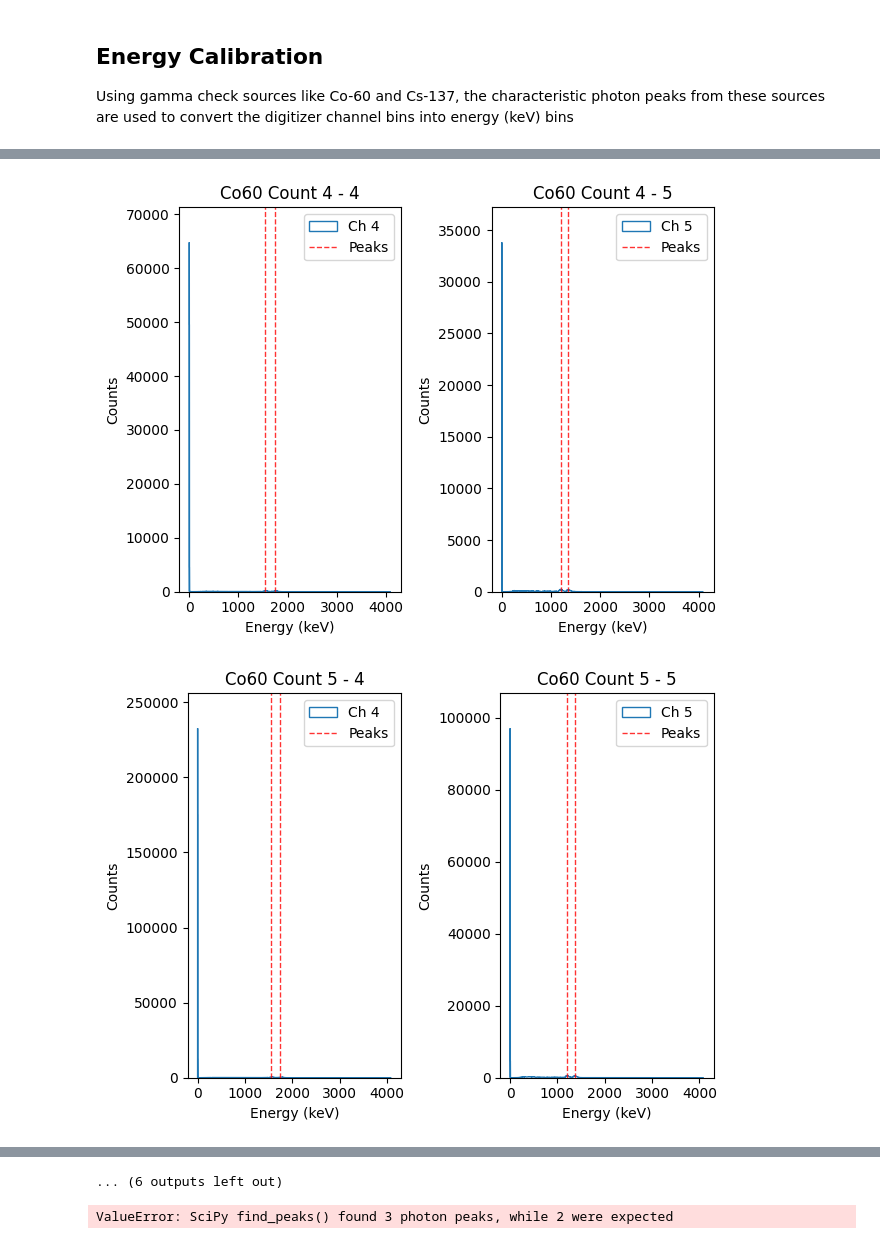
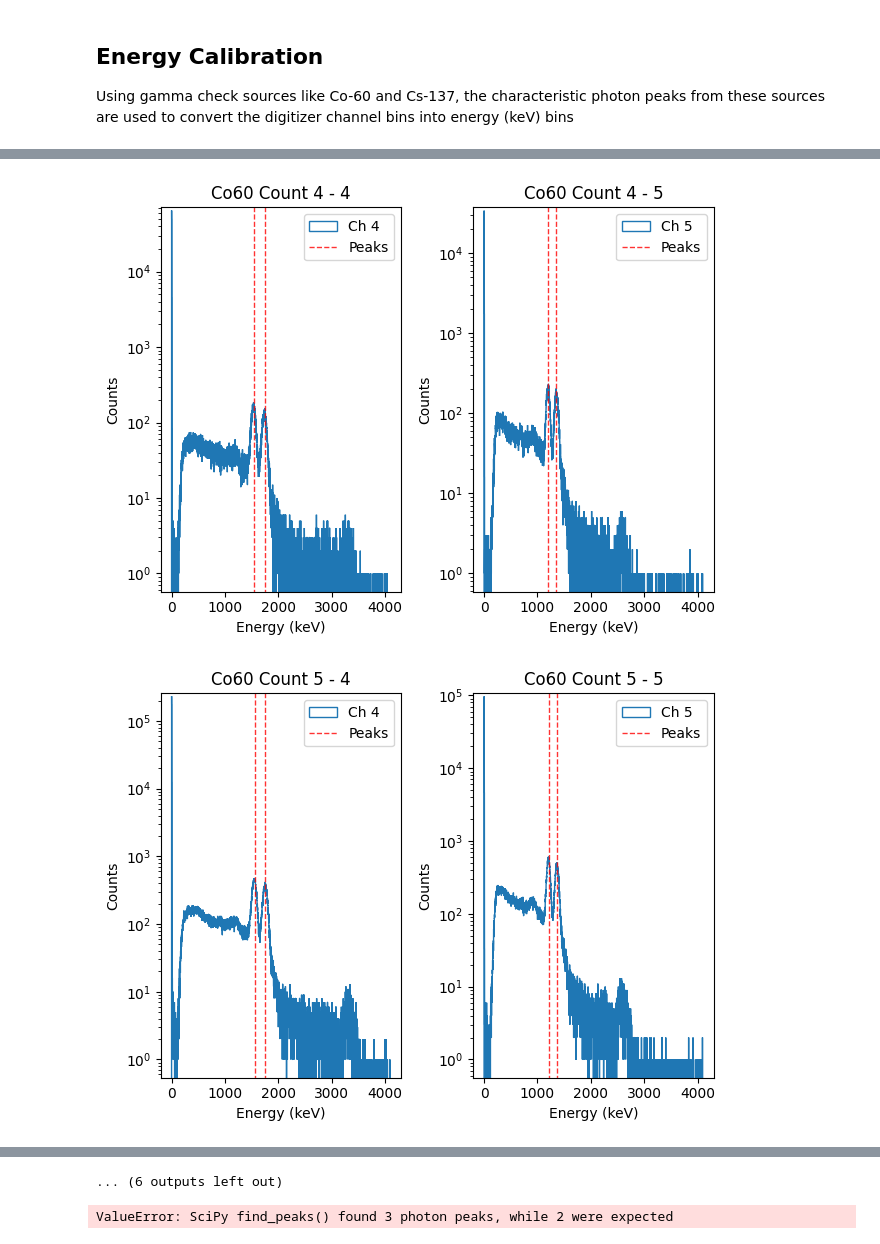
Before and after one commit to LIBRA-project/BABY-1L-run-3, a Jupyter notebook: analysis/neutron/foil_analysis.ipynb, the cells around one changed output, grey strips where cells are left out. Saved outputs shown, nothing was run; the diff lists cells and outputs as text; code cells hidden in the pictures.

Commit message:
manual energy calibration

```diff
--- a/analysis/neutron/foil_analysis.ipynb
+++ b/analysis/neutron/foil_analysis.ipynb
@@ -79,14 +40,39 @@ Na22 Count 5 [<libra_toolbox.neutron_detection.activation_foils.compass.Detector
 ## Energy Calibration
 
 Using gamma check sources like Co-60 and Cs-137, the characteristic photon peaks from these sources are used to convert the digitizer channel bins into energy (keV) bins
+# %%
+def get_peak_kwargs(nuclide_name, hist):
+    if nuclide_name == 'Mn54':
+        start_index = 500
+        peak_kwargs = {
+            'start_index': start_index,
+            'prominence': np.max(hist[start_index:]) * 0.5,
+            'height': np.max(hist[start_index:]) * 0.5,
+        }
+    elif nuclide_name == 'Na22':
+        start_index = 400
+        peak_kwargs = {
+            'start_index': start_index,
+            'prominence': np.max(hist[start_index:]) * 0.1,
+            'height': np.max(hist[start_index:]) * 0.1,
+        }
+    else:
+        peak_kwargs = None
+    return peak_kwargs
 # %%
 import matplotlib.pyplot as plt
 from libra_toolbox.neutron_detection.activation_foils import compass
+
+calibration_channels = {}
+calibration_energies = {}
 for name, measurement in check_source_measurements.items():
     fig, ax = plt.subplots(nrows=1, ncols=len(measurement.detectors))
     if not isinstance(ax, np.ndarray):
         ax = [ax]
     for d,detector in enumerate(measurement.detectors):
+        if detector.channel_nb not in calibration_channels:
+            calibration_channels[detector.channel_nb] = []
+            calibration_energies[detector.channel_nb] = []
         hist, bin_edges = detector.get_energy_hist()
         ax[d].hist(
             bin_edges[:-1],
@@ -95,19 +81,38 @@ for name, measurement in check_source_measurements.items():
             histtype="step",
             label=f"Ch {detector.channel_nb}",
         )
-        peaks = measurement.get_peaks(hist)
+
+        peak_kwargs = get_peak_kwargs(measurement.check_source.nuclide.name,
+                                        hist)
+        if peak_kwargs:
+            peaks_ind = measurement.get_peaks(hist, **peak_kwargs)
+        else:
+            peaks_ind = measurement.get_peaks(hist)
+        peaks = bin_edges[peaks_ind]
+
+        if len(peaks) != len(measurement.check_source.nuclide.energy):
+            raise ValueError(
+                f"SciPy find_peaks() found {len(peaks)} photon peaks, while {len(measurement.check_source.nuclide.energy)} were expected"
+            )
+        calibration_channels[detector.channel_nb] += list(peaks)
+        calibration_energies[detector.channel_nb] += measurement.check_source.nuclide.energy
         ax[d].vlines(peaks, 0, 1.1 * np.max(hist),
                      colors='r', linestyles='dashed',
                      alpha=0.8, linewidth=1.0,
                      label='Peaks')
 
         ax[d].legend()
-        # plt.yscale("log")
+        ax[d].set_yscale("log")
         ax[d].set_ylim(top=1.1 * np.max(hist))
         ax[d].set_title(f"{measurement.name} - {detector.channel_nb}")
         ax[d].set_xlabel("Energy (keV)")
         ax[d].set_ylabel("Counts")
     fig.tight_layout()
 
+for ch in calibration_channels.keys():
+    inds = np.argsort(calibration_channels[ch])
+    calibration_channels[ch] = np.array(calibration_channels[ch])[inds]
+    calibration_energies[ch] = np.array(calibration_energies[ch])[inds]
+
 plt.show()
 # %% [output]
@@ -117,2 +122,2 @@ plt.show()
-[figure, old version]
+[figure, new version]
-[figure, old version]
+[figure, new version]
```
Also changed, not shown: parts of 5 cells of this notebook.
